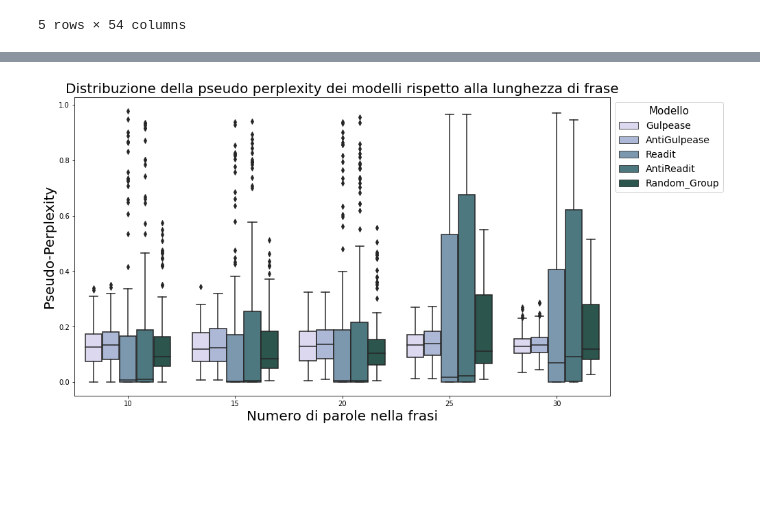
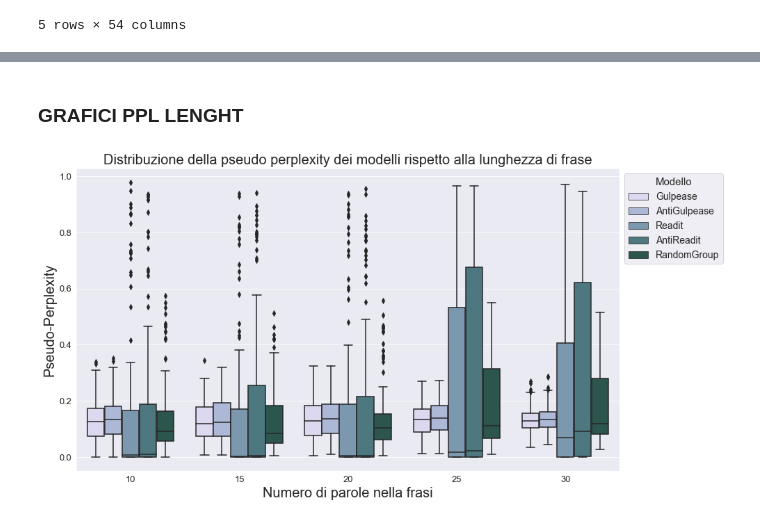
Before and after one commit to alicebergonzini/LM_pretraining, a Jupyter notebook: data_analysis.ipynb, the cells around one changed output, grey strips where cells are left out. Saved outputs shown, nothing was run; the diff lists cells and outputs as text; code cells hidden in the pictures; blank space fills up the shorter version.

Commit message:
PPL plots

```diff
--- a/data_analysis.ipynb
+++ b/data_analysis.ipynb
@@ -705,6 +705,8 @@ data
 1040 rows × 5 columns
 # %% [markdown]
 ## PERPLEXITY
+# %%
+sns.set_style("darkgrid")
 # %%
 frasi10 = pd.read_csv("C:/Users/bergo/OneDrive - University of Pisa/Tesi Magistrale/perplexity/pseudoppl_frasi_len10.csv")
 frasi15 = pd.read_csv("C:/Users/bergo/OneDrive - University of Pisa/Tesi Magistrale/perplexity/pseudoppl_frasi_len15.csv")
@@ -743,4 +745,4 @@ ppl_last["Random2"] = frasi_totale["pp_random18_c15449"]
 ppl_last["Random3"] = frasi_totale["pp_random21_c15449"]
 ppl_last["Random4"] = frasi_totale["pp_random29_c15449"]
 ppl_last["Random5"] = frasi_totale["pp_random37_c15449"]
-ppl_last['Random_Group'] = ppl_last[['Random1', 'Random2', 'Random3', 'Random4', 'Random5']].mean(axis=1)
+ppl_last['RandomGroup'] = ppl_last[['Random1', 'Random2', 'Random3', 'Random4', 'Random5']].mean(axis=1)
@@ -785,21 +785,25 @@ ppl_last
+# %% [markdown]
+### GRAFICI PPL LENGHT
 # %%
     # Per visualizzare la distribuzione dei valori per ogni modello rispetto a 'num_words'
 plt.figure(figsize=(14, 8), facecolor='white')
 my_palette = sns.cubehelix_palette(start=2)
 # Usare un melt per trasformare il dataframe in un formato lungo
-df_melt = pd.melt(ppl_last, id_vars=['num_words'], value_vars=['Gulpease', 'AntiGulpease', 'Readit', 'AntiReadit', 'Random_Group'])
+df_melt = pd.melt(ppl_last, id_vars=['num_words'], value_vars=['Gulpease', 'AntiGulpease', 'Readit', 'AntiReadit', 'RandomGroup'])
 
 # Creare un boxplot per ogni modello rispetto al numero di parole
 sns.boxplot(x='num_words', y='value', hue='variable', data=df_melt, palette=my_palette)
 
 # Aggiustamenti del grafico
 plt.title('Distribuzione della pseudo perplexity dei modelli rispetto alla lunghezza di frase', fontsize = 20)
 plt.xlabel('Numero di parole nella frasi', fontsize = 20)
 plt.ylabel('Pseudo-Perplexity', fontsize=20)
+plt.xticks(fontsize=13)
+plt.yticks(fontsize=13)
 plt.legend(title='Modello', bbox_to_anchor=(1, 1), loc='upper left', fontsize=14, title_fontsize=15)
 
 
 plt.show()
 # %% [output]
-[figure, old version]
+[figure, new version]
 # %%
```
Also changed, not shown: parts of 7 cells of this notebook.
